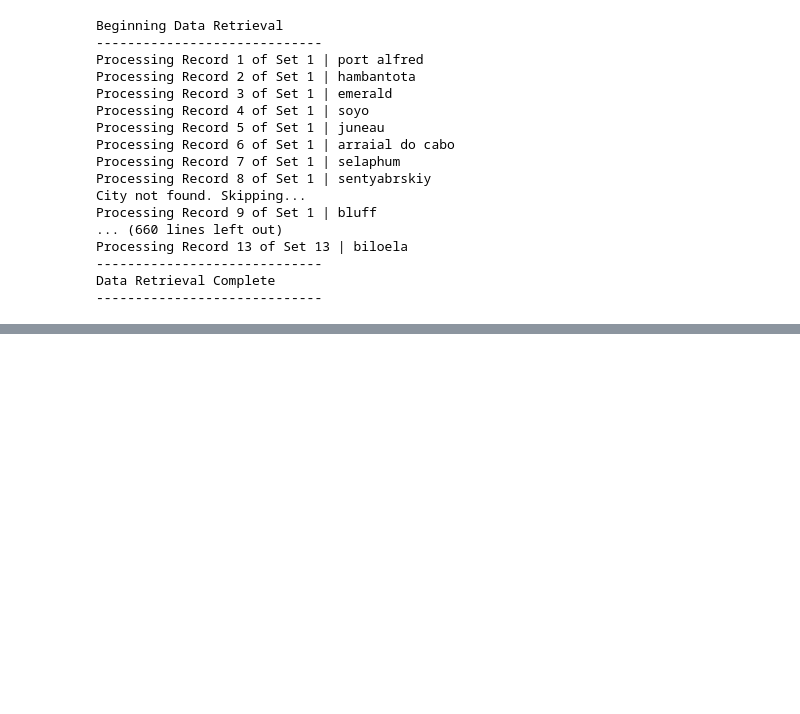
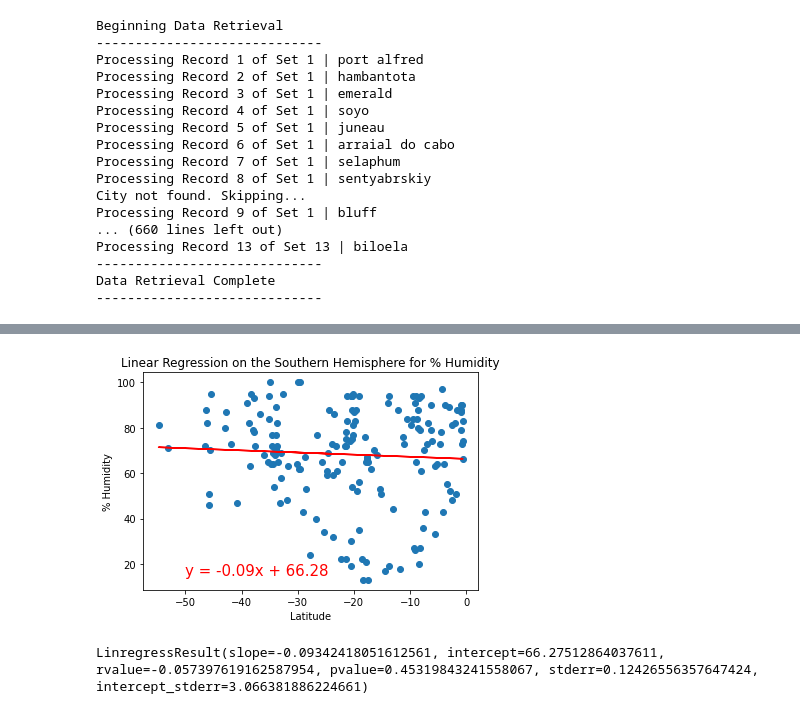
Before and after one commit to arosas17/World_Weather_Analysis, a Jupyter notebook: WeatherPy.ipynb, the cells around one changed output, grey strips where cells are left out. Saved outputs shown, nothing was run; the diff lists cells and outputs as text; code cells hidden in the pictures; blank space fills up the shorter version.

```diff
--- a/WeatherPy.ipynb
+++ b/WeatherPy.ipynb
@@ -269,0 +350,14 @@ plt.show()
+# %%
+# Linear regression on the Southern Hemisphere
+x_values = southern_hemi_df["Lat"]
+y_values = southern_hemi_df["Humidity"]
+# Call the function.
+plot_linear_regression(x_values, y_values,
+                       'Linear Regression on the Southern Hemisphere for % Humidity',
+                       '% Humidity',(-50,15))
+# %% [output]
+[figure, added]
+# %%
+linregress(x_values, y_values)
+# %% [output]
+LinregressResult(slope=-0.09342418051612561, intercept=66.27512864037611, rvalue=-0.057397619162587954, pvalue=0.45319843241558067, stderr=0.12426556357647424, intercept_stderr=3.066381886224661)
```
Also changed, not shown: parts of 23 cells of this notebook.
